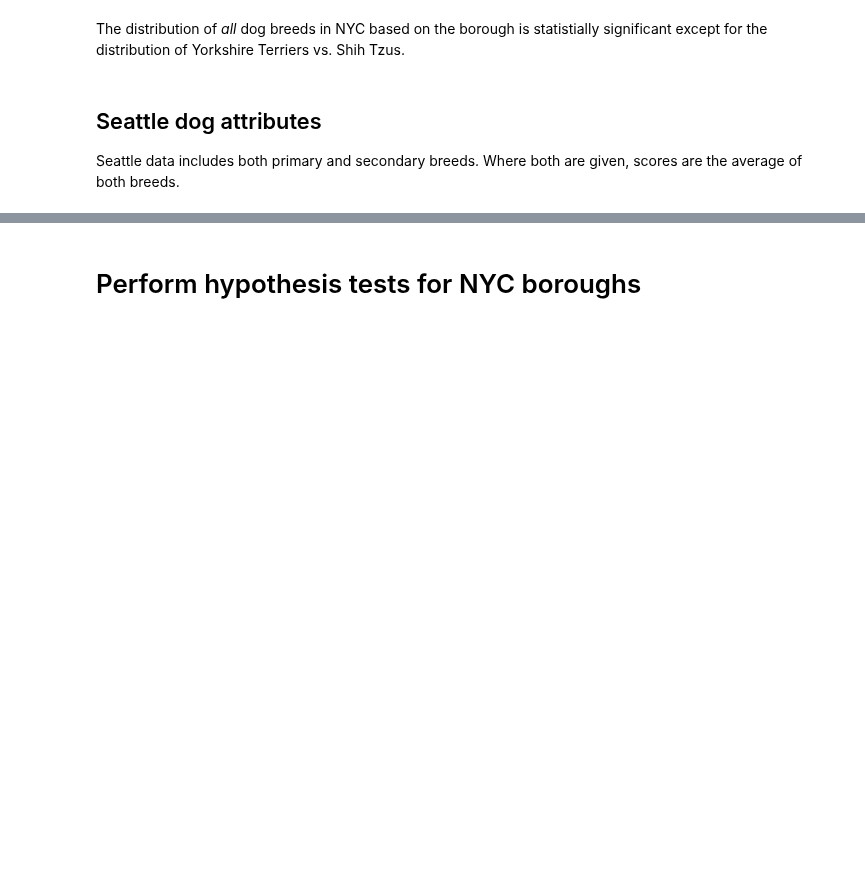
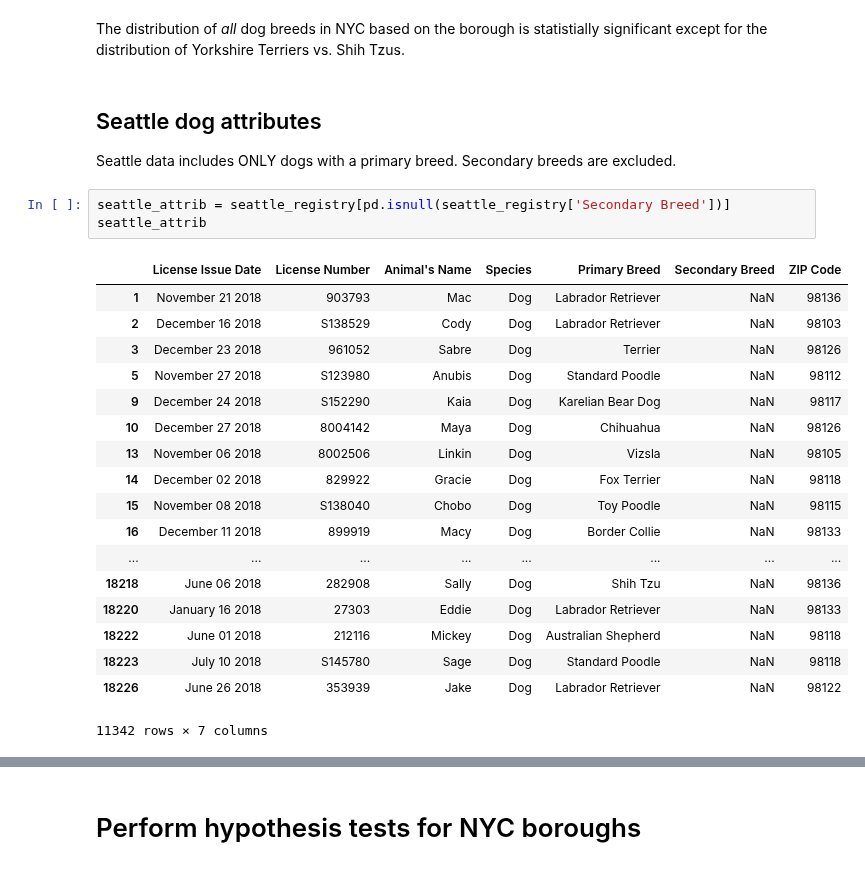
Before and after one commit to Save-All-The-Pets/dog_attributes, a Jupyter notebook: src/analysis.ipynb, the cells around one changed output, grey strips where cells are left out. Drawn from its saved outputs; the diff is of its cells as text; blank space fills up the shorter version.

```diff
--- a/src/analysis.ipynb
+++ b/src/analysis.ipynb
@@ -348,4 +348,26 @@ P-value: 1.9691645730782012e-61
 The distribution of *all* dog breeds in NYC based on the borough is statistially significant except for the distribution of Yorkshire Terriers vs. Shih Tzus.
 # %% [markdown]
 ## Seattle dog attributes
-Seattle data includes both primary and secondary breeds. Where both are given, scores are the average of both breeds.
+Seattle data includes ONLY dogs with a primary breed. Secondary breeds are excluded.
+# %%
+seattle_attrib = seattle_registry[pd.isnull(seattle_registry['Secondary Breed'])]
+seattle_attrib
+# %% [output]
+|  | License Issue Date | License Number | Animal's Name | Species | Primary Breed | Secondary Breed | ZIP Code |
+| 1 | November 21 2018 | 903793 | Mac | Dog | Labrador Retriever | NaN | 98136 |
+| 2 | December 16 2018 | S138529 | Cody | Dog | Labrador Retriever | NaN | 98103 |
+| 3 | December 23 2018 | 961052 | Sabre | Dog | Terrier | NaN | 98126 |
+| 5 | November 27 2018 | S123980 | Anubis | Dog | Standard Poodle | NaN | 98112 |
+| 9 | December 24 2018 | S152290 | Kaia | Dog | Karelian Bear Dog | NaN | 98117 |
+| 10 | December 27 2018 | 8004142 | Maya | Dog | Chihuahua | NaN | 98126 |
+| 13 | November 06 2018 | 8002506 | Linkin | Dog | Vizsla | NaN | 98105 |
+| 14 | December 02 2018 | 829922 | Gracie | Dog | Fox Terrier | NaN | 98118 |
+| 15 | November 08 2018 | S138040 | Chobo | Dog | Toy Poodle | NaN | 98115 |
+| 16 | December 11 2018 | 899919 | Macy | Dog | Border Collie | NaN | 98133 |
+| ... | ... | ... | ... | ... | ... | ... | ... |
+| 18218 | June 06 2018 | 282908 | Sally | Dog | Shih Tzu | NaN | 98136 |
+| 18220 | January 16 2018 | 27303 | Eddie | Dog | Labrador Retriever | NaN | 98133 |
+| 18222 | June 01 2018 | 212116 | Mickey | Dog | Australian Shepherd | NaN | 98118 |
+| 18223 | July 10 2018 | S145780 | Sage | Dog | Standard Poodle | NaN | 98118 |
+| 18226 | June 26 2018 | 353939 | Jake | Dog | Labrador Retriever | NaN | 98122 |
+11342 rows × 7 columns
```
Also changed, not shown: parts of 14 cells of this notebook.
